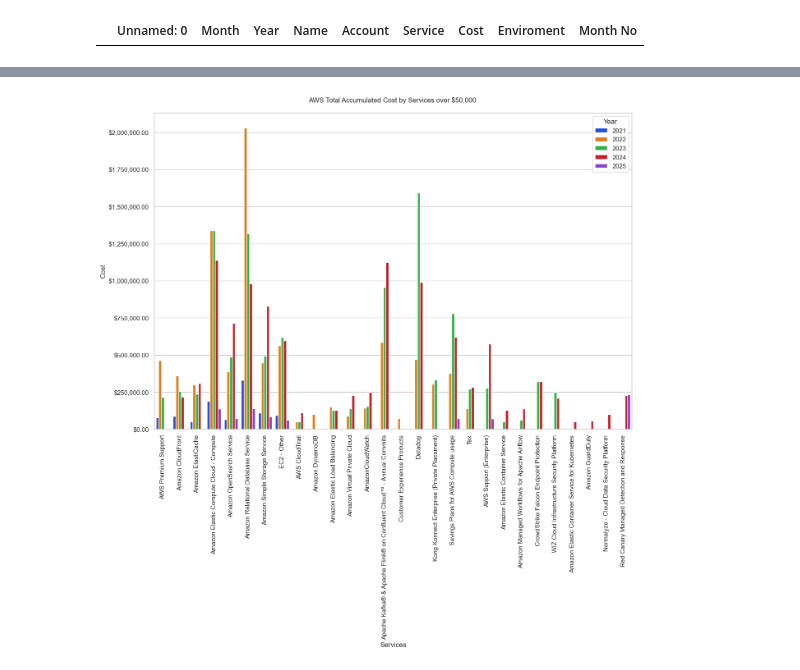
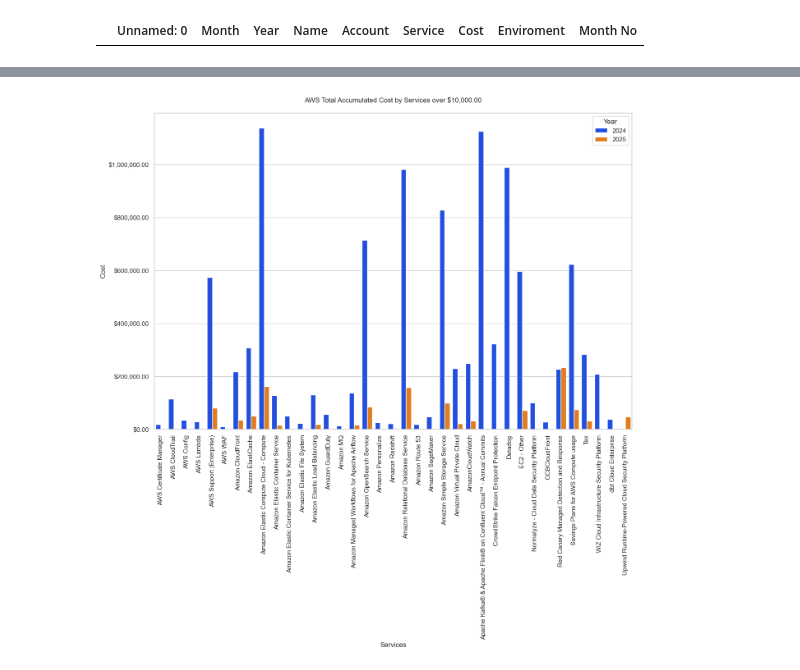
Before and after one commit to jorgeerodriguez/FinOps_AWS, a Jupyter notebook: FinOps.ipynb, the cells around one changed output, grey strips where cells are left out. Saved outputs shown, nothing was run; the diff lists cells and outputs as text; code cells hidden in the pictures.

```diff
--- a/FinOps.ipynb
+++ b/FinOps.ipynb
@@ -840,5 +841,5 @@ plt.savefig("AWS Monthly Cost")
 # %%
-df = combined_df.copy()
+df_c = combined_df.copy()
 #df = combined_df[combined_df['Month No'] == 6]
 #df = combined_df[combined_df['Year'] == 2024]
 # %%
@@ -863,7 +864,8 @@ df[df['Service'] == 'Datadog']
 # %%
 #otal_per_month_df = combined_df.groupby(['Year','Month','Month No']).agg({'Cost':'sum'}).sort_values(by='Month')
 #total_per_service_df = combined_df[combined_df['Month No'] == 6]
-total_per_service_df = df.groupby(['Year','Service']).agg(Total=('Cost','sum'))
+start_year = 2024
+total_per_service_df = df_c[df_c['Year'] >= start_year ].groupby(['Year','Service']).agg(Total=('Cost','sum'))
 # %%
 total_per_service_df.head()
 # %% [output]
@@ -877,5 +879,6 @@ total_per_service_df.head()
 # %%
-services_df = total_per_service_df[total_per_service_df['Total'] > 50000]
+anual_cost = 10000
+services_df = total_per_service_df[total_per_service_df['Total'] > anual_cost]
 # %%
 services_df
 # %% [output]
@@ -902,25 +909,25 @@ combined_df[combined_df['Service'] == 'Red Canary Managed Detection and Response
 # %%
 # Initialize the matplotlib figure
 fig, ax = plt.subplots(figsize=(15, 10))
 
 sns.barplot(x="Service", y="Total", data=services_df,
             hue='Year', legend=True, color='green',palette='bright')
 
 
 # Add a legend and informative axis label
 #ax.legend(ncol=2, loc="lower right", frameon=True)
 ax.set_xlabel("Services")
 ax.set_ylabel("Cost")
-ax.set_title("AWS Total Accumulated Cost by Services over $50,000 \n")
+ax.set_title("AWS Total Accumulated Cost by Services over " + "${:,.2f}".format(int(anual_cost)) + "\n")
 #ax.set_title("AWS Total Cost for Jun, 2024 by Services over $10,000 \n")
 #plt.xticks(rotation=90)
 ax.set_xticklabels(ax.get_xticklabels(), rotation=90, ha='center')
 #ax.set_xticklabels(labels=services_df['Service'],rotation=45)
 plt.gcf().axes[0].yaxis.get_major_formatter().set_scientific(False)
 ax.yaxis.set_major_formatter(plt.FuncFormatter(lambda x, loc: "${:,.2f}".format(int(x))))
 plt.savefig("AWS Yearly Cost by Service")
 # %% [output]
-[figure, old version]
+[figure, new version]
 # %%
 total_per_account_df = combined_df.groupby(['Year','Name']).agg(Total=('Cost','sum'))
 # %%
```
Also changed, not shown: parts of 158 cells of this notebook.
